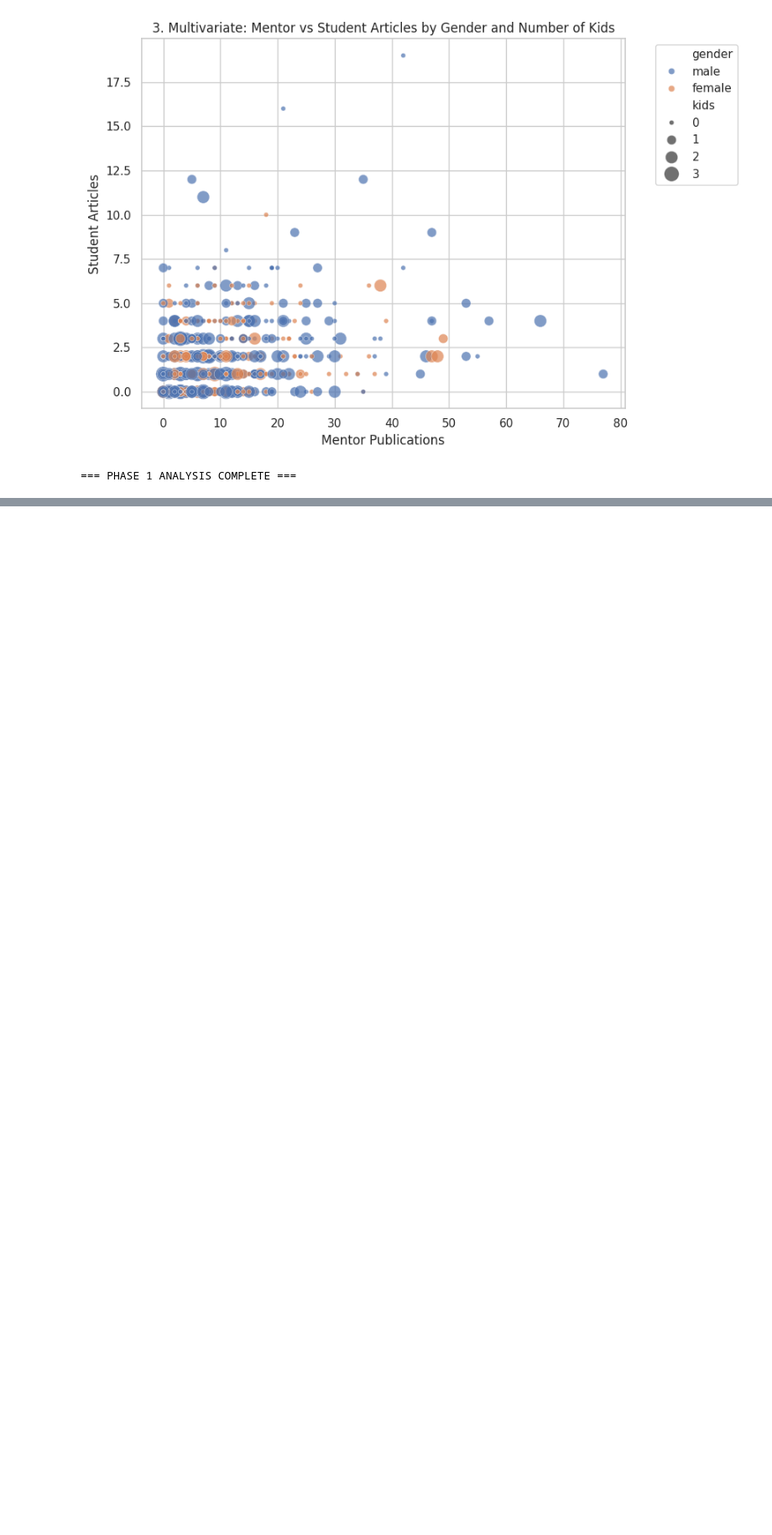
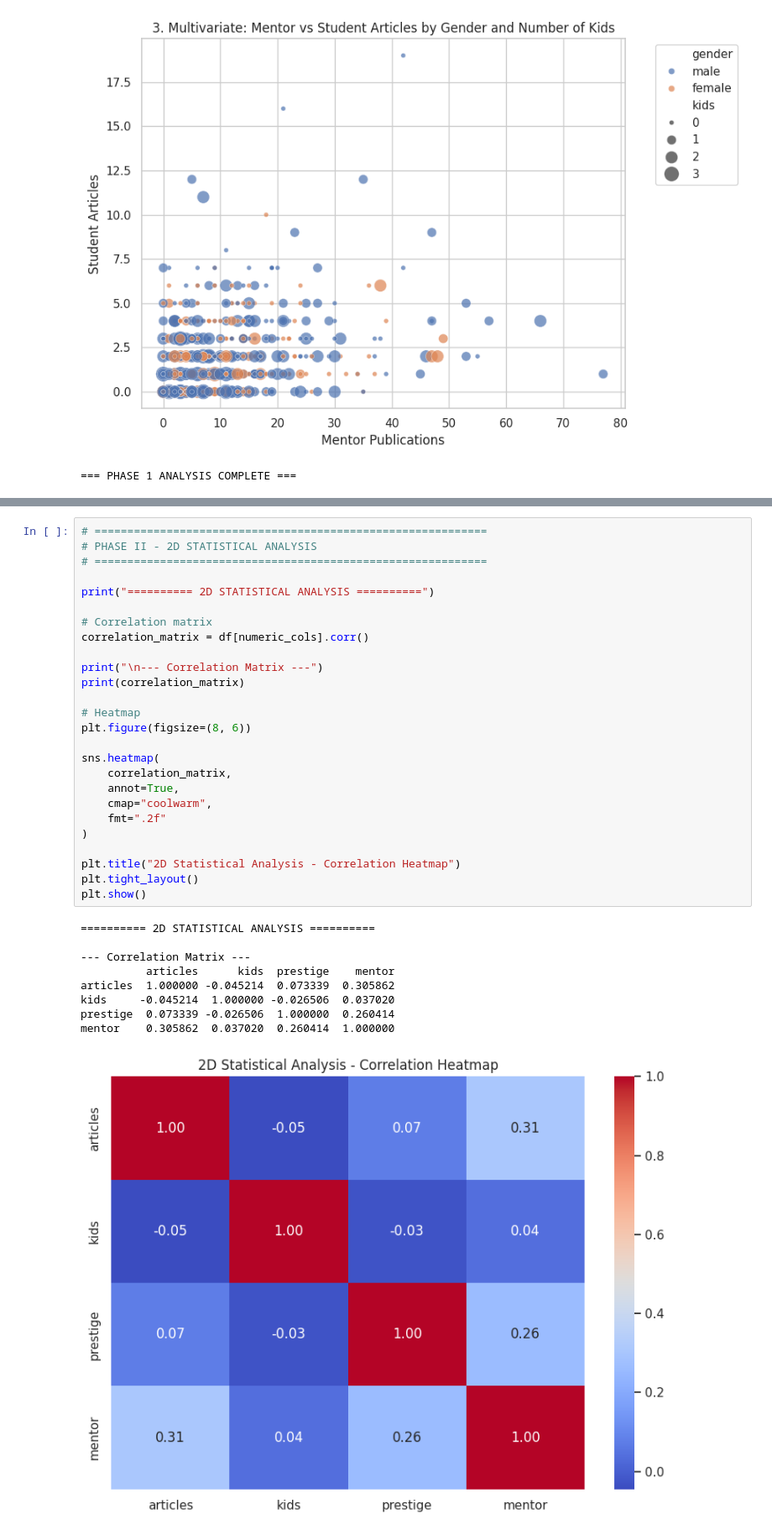
Before and after one commit to pranjal-coders/PRANJAL_PAL, a Jupyter notebook: EDA_Course_Project.ipynb, the cells around one changed output, grey strips where cells are left out. Shown at 84% size. Saved outputs shown, nothing was run; the diff lists cells and outputs as text; blank space fills up the shorter version.

```diff
--- a/EDA_Course_Project.ipynb
+++ b/EDA_Course_Project.ipynb
@@ -268,0 +354,36 @@ print("\n=== PHASE 1 ANALYSIS COMPLETE ===")
+# %%
+# ============================================================
+# PHASE II - 2D STATISTICAL ANALYSIS
+# ============================================================
+
+print("========== 2D STATISTICAL ANALYSIS ==========")
+
+# Correlation matrix
+correlation_matrix = df[numeric_cols].corr()
+
+print("\n--- Correlation Matrix ---")
+print(correlation_matrix)
+
+# Heatmap
+plt.figure(figsize=(8, 6))
+
+sns.heatmap(
+    correlation_matrix,
+    annot=True,
+    cmap="coolwarm",
+    fmt=".2f"
+)
+
+plt.title("2D Statistical Analysis - Correlation Heatmap")
+plt.tight_layout()
+plt.show()
+# %% [output]
+========== 2D STATISTICAL ANALYSIS ==========
+
+--- Correlation Matrix ---
+          articles      kids  prestige    mentor
+articles  1.000000 -0.045214  0.073339  0.305862
+kids     -0.045214  1.000000 -0.026506  0.037020
+prestige  0.073339 -0.026506  1.000000  0.260414
+mentor    0.305862  0.037020  0.260414  1.000000
+[figure, added]
```
Also changed, not shown: parts of 20 cells of this notebook.
